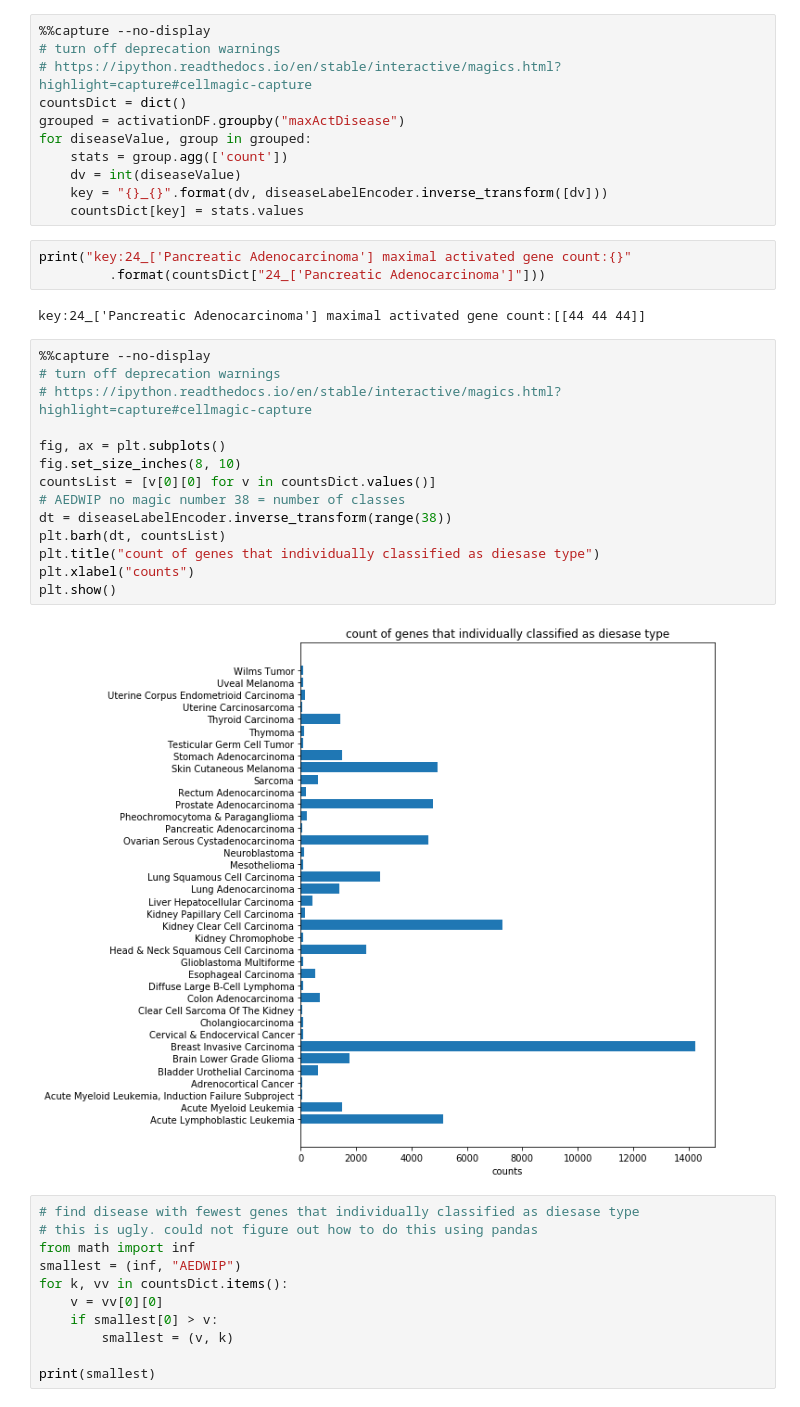
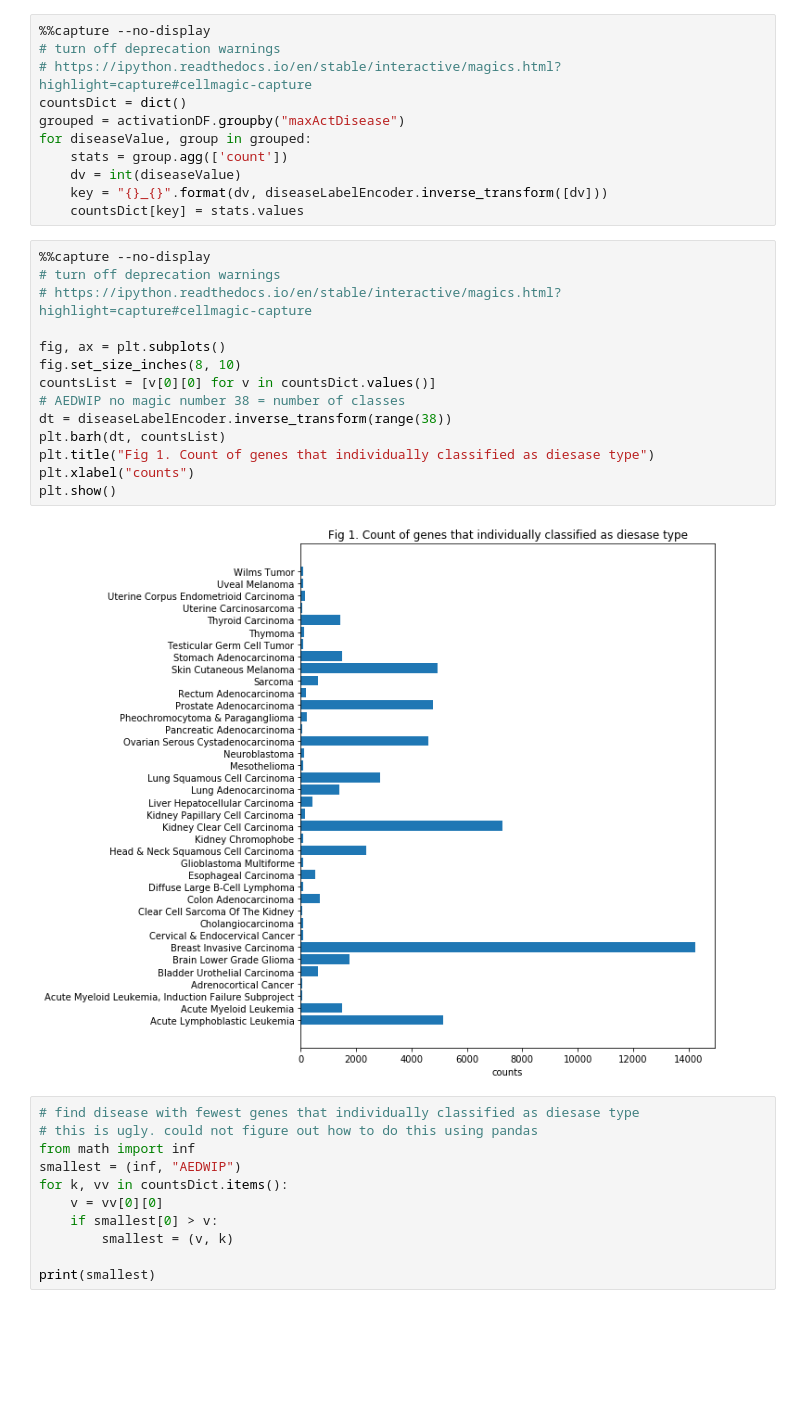
Before and after one commit to AEDWIP/BME-230a, a Jupyter notebook: diseaseTypeClassifierEval.ipynb, the cells around one changed output. Cells and saved outputs as stored; diff of their text form; blank space fills up the shorter version.

```diff
--- a/diseaseTypeClassifierEval.ipynb
+++ b/diseaseTypeClassifierEval.ipynb
@@ -205,27 +225,22 @@ for diseaseValue, group in grouped:
     dv = int(diseaseValue)
     key = "{}_{}".format(dv, diseaseLabelEncoder.inverse_transform([dv]))
     countsDict[key] = stats.values
-# %%
-print("key:24_['Pancreatic Adenocarcinoma'] maximal activated gene count:{}"
-         .format(countsDict["24_['Pancreatic Adenocarcinoma']"]))
-# %% [output]
-key:24_['Pancreatic Adenocarcinoma'] maximal activated gene count:[[44 44 44]]
 # %%
 %%capture --no-display
 # turn off deprecation warnings
 # https://ipython.readthedocs.io/en/stable/interactive/magics.html?highlight=capture#cellmagic-capture
 
 fig, ax = plt.subplots()
 fig.set_size_inches(8, 10)
 countsList = [v[0][0] for v in countsDict.values()]
 # AEDWIP no magic number 38 = number of classes
 dt = diseaseLabelEncoder.inverse_transform(range(38))
 plt.barh(dt, countsList)
-plt.title("count of genes that individually classified as diesase type")
+plt.title("Fig 1. Count of genes that individually classified as diesase type")
 plt.xlabel("counts")
 plt.show()
 # %% [output]
-[figure, old version]
+[figure, new version]
 # %%
 # find disease with fewest genes that individually classified as diesase type
 # this is ugly. could not figure out how to do this using pandas
```
Also changed, not shown: parts of 8 cells of this notebook.
